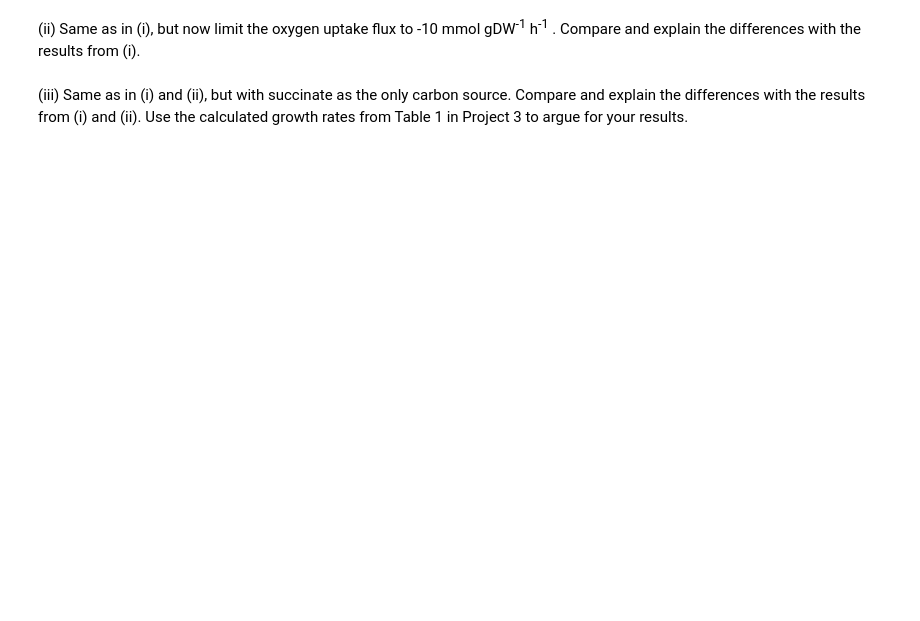
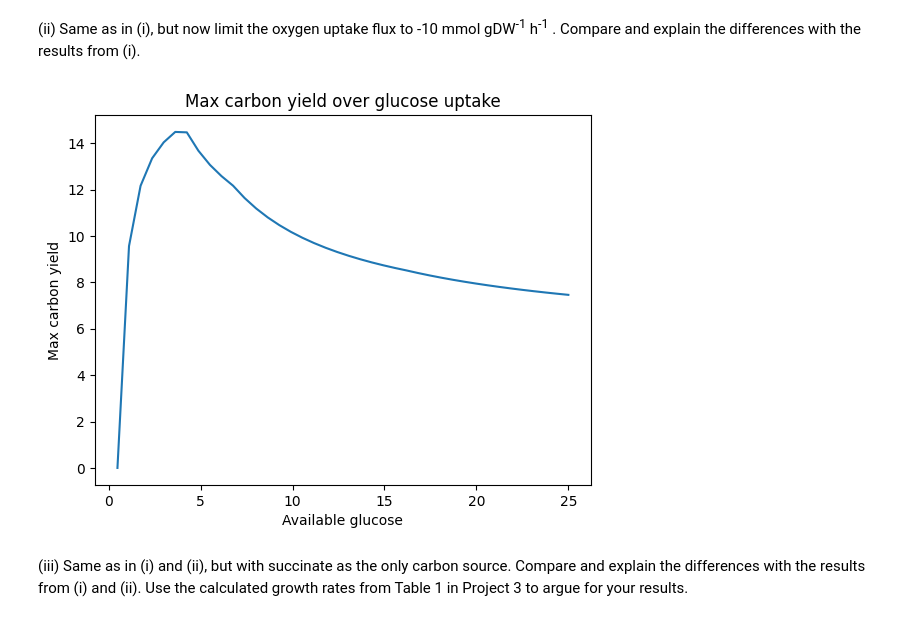
Before and after one commit to mkl061/TBT4165, a Jupyter notebook: project4/project_4.ipynb, the cells around one changed output. Saved outputs shown, nothing was run; the diff lists cells and outputs as text; code cells hidden in the pictures; blank space fills up the shorter version.

```diff
--- a/project4/project_4.ipynb
+++ b/project4/project_4.ipynb
@@ -55,4 +78,9 @@ plt.show()
 # %% [markdown]
 (ii) Same as in (i), but now limit the oxygen uptake flux to -10 mmol gDW<sup>-1</sup> h<sup>-1</sup> . Compare and explain the differences with the results from (i).
+# %%
+foo(ecoli_model, -10, 0, "EX_glc__D_e", -25, 0)
+#ecoli_model.reactions.get_by_id("EX_o2_e").lower_bound = -10
+# %% [output]
+[figure, added]
 # %% [markdown]
 (iii) Same as in (i) and (ii), but with succinate as the only carbon source. Compare and explain the differences with the results from (i) and (ii). Use the calculated growth rates from Table 1 in Project 3 to argue for your results.
```
Also changed, not shown: parts of 6 cells of this notebook.
